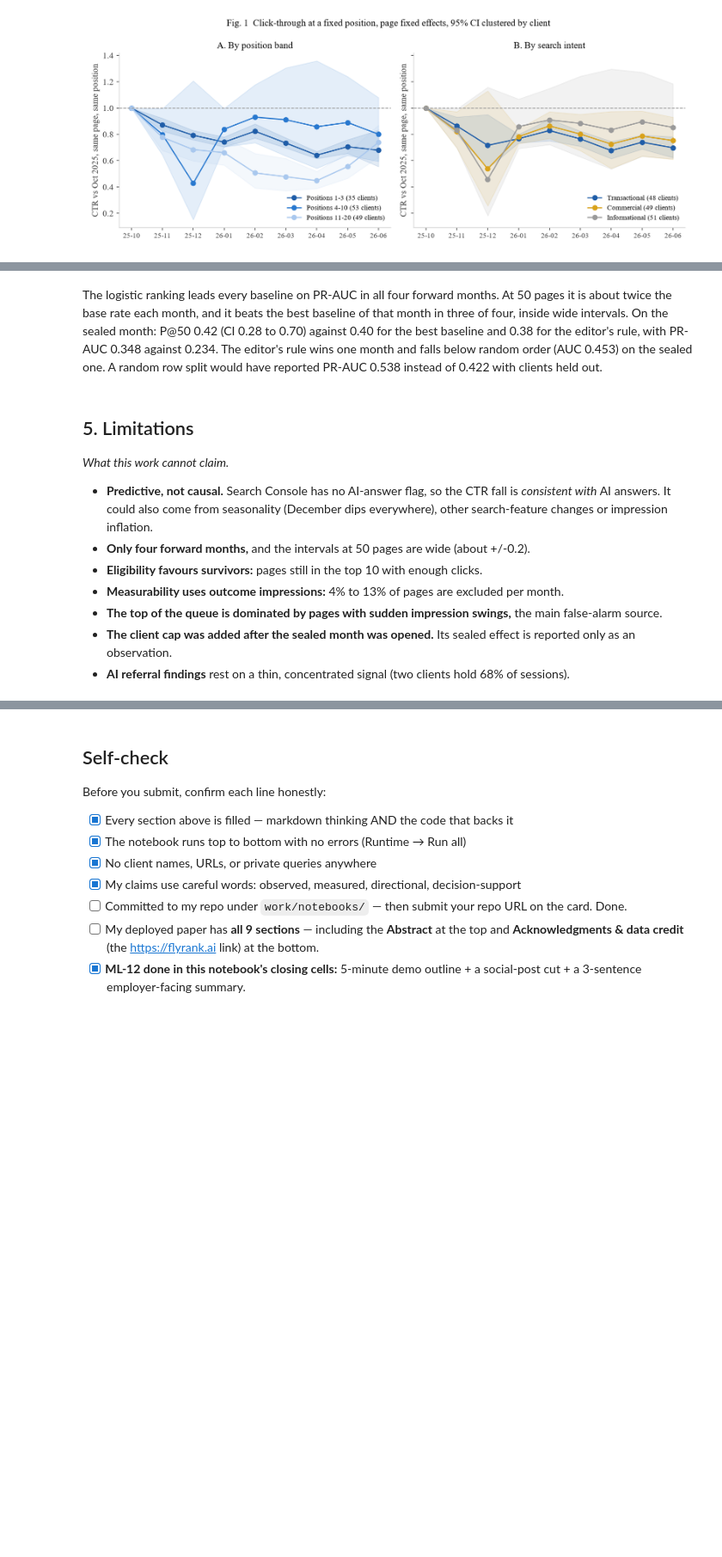
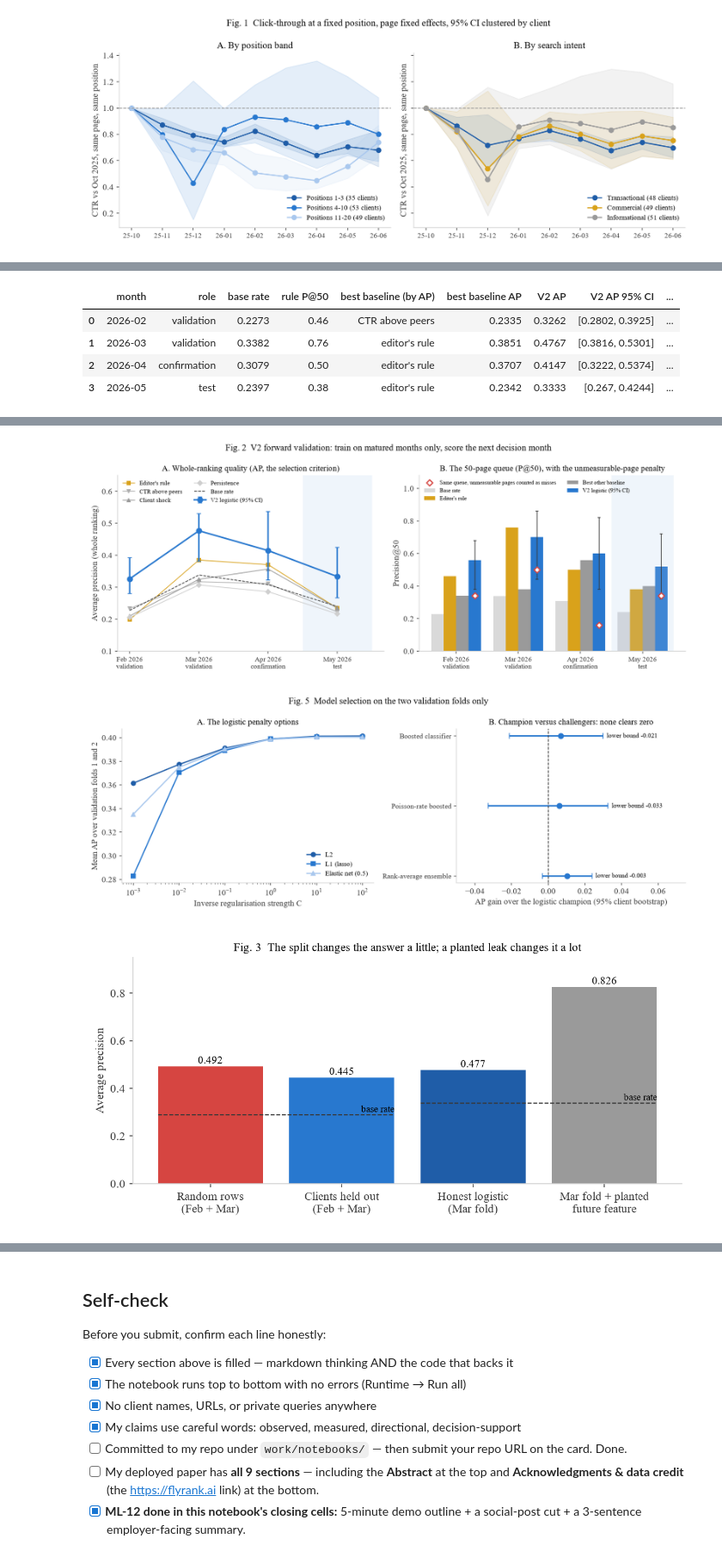
Before and after one commit to Tessa-Saumu/FlyRank-ML-Internship, a Jupyter notebook: work/notebooks/capstone.ipynb, the cells around one changed output, grey strips where cells are left out. Shown at 86% size. Saved outputs shown, nothing was run; the diff lists cells and outputs as text; code cells hidden in the pictures; blank space fills up the shorter version.

```diff
--- a/work/notebooks/capstone.ipynb
+++ b/work/notebooks/capstone.ipynb
@@ -139,19 +161,22 @@ display(Image(os.path.join(FIG, "fig3_validation_checks.png")))
-# %% [markdown]
-The logistic ranking leads every baseline on PR-AUC in all four forward months. At 50 pages it is about twice the base
-rate each month, and it beats the best baseline of that month in three of four, inside wide intervals. On the sealed
-month: P@50 0.42 (CI 0.28 to 0.70) against 0.40 for the best baseline and 0.38 for the editor's rule, with PR-AUC 0.348
-against 0.234. The editor's rule wins one month and falls below random order (AUC 0.453) on the sealed one. A random
-row split would have reported PR-AUC 0.538 instead of 0.422 with clients held out.
-# %% [markdown]
-## 5. Limitations
-
-*What this work cannot claim.*
-
-- **Predictive, not causal.** Search Console has no AI-answer flag, so the CTR fall is *consistent with* AI answers. It
-  could also come from seasonality (December dips everywhere), other search-feature changes or impression inflation.
-- **Only four forward months,** and the intervals at 50 pages are wide (about +/-0.2).
-- **Eligibility favours survivors:** pages still in the top 10 with enough clicks.
-- **Measurability uses outcome impressions:** 4% to 13% of pages are excluded per month.
-- **The top of the queue is dominated by pages with sudden impression swings,** the main false-alarm source.
-- **The client cap was added after the sealed month was opened.** Its sealed effect is reported only as an observation.
-- **AI referral findings** rest on a thin, concentrated signal (two clients hold 68% of sessions).
+# %%
+t = fold_table(); display(t)
+rows = []
+for m, role, ev in v2_months():
+    g = champ(ev)
+    rows.append({"month": m, "role": role, "AP above all four baselines": g["ap"] > max(ev["models"][b]["ap"] for b in BASE),
+                 "AP gain over best baseline": g["delta_ap_vs_best_baseline"], "gain 95% CI": g["delta_ap_vs_best_baseline_ci"],
+                 "P@50 above all four baselines": g["p@50"] > max(ev["models"][b]["p@50"] for b in BASE), "P@50 gain 95% CI": g["delta_p@50_vs_best_baseline_ci"]})
+display(pd.DataFrame(rows))
+display(Image(os.path.join(FIG, "fig2_forward_validation.png")))
+display(Image(os.path.join(FIG, "fig5_selection.png")))
+display(Image(os.path.join(FIG, "fig3_validation_checks.png")))
+v1d, v1s = receipt("erosion_model_metrics.json")["origins"], receipt("erosion_model_metrics_sealed.json")["origins"]
+v1all = {**v1d, **v1s}
+display(pd.DataFrame([{"month": m, "V2 role": r, "V1 AP": v1all[m]["metrics"]["logreg"]["ap"], "V2 AP": champ(ev)["ap"], "V1 P@50": v1all[m]["metrics"]["logreg"]["p@50"], "V2 P@50": champ(ev)["p@50"]}
+                      for m, r, ev in v2_months()]))
+# %% [output]
+|  | month | role | base rate | rule P@50 | best baseline (by AP) | best baseline AP | V2 AP | V2 AP 95% CI | ... |
+| 0 | 2026-02 | validation | 0.2273 | 0.46 | CTR above peers | 0.2335 | 0.3262 | [0.2802, 0.3925] | ... |
+| 1 | 2026-03 | validation | 0.3382 | 0.76 | editor's rule | 0.3851 | 0.4767 | [0.3816, 0.5301] | ... |
+| 2 | 2026-04 | confirmation | 0.3079 | 0.50 | editor's rule | 0.3707 | 0.4147 | [0.3222, 0.5374] | ... |
+| 3 | 2026-05 | test | 0.2397 | 0.38 | editor's rule | 0.2342 | 0.3333 | [0.267, 0.4244] | ... |
@@ -157,0 +188,3 @@ row split would have reported PR-AUC 0.538 instead of 0.422 with clients held ou
+[figure, added]
+[figure, added]
+[figure, added]
```
Also changed, not shown: parts of 21 cells of this notebook, 25 other files.
